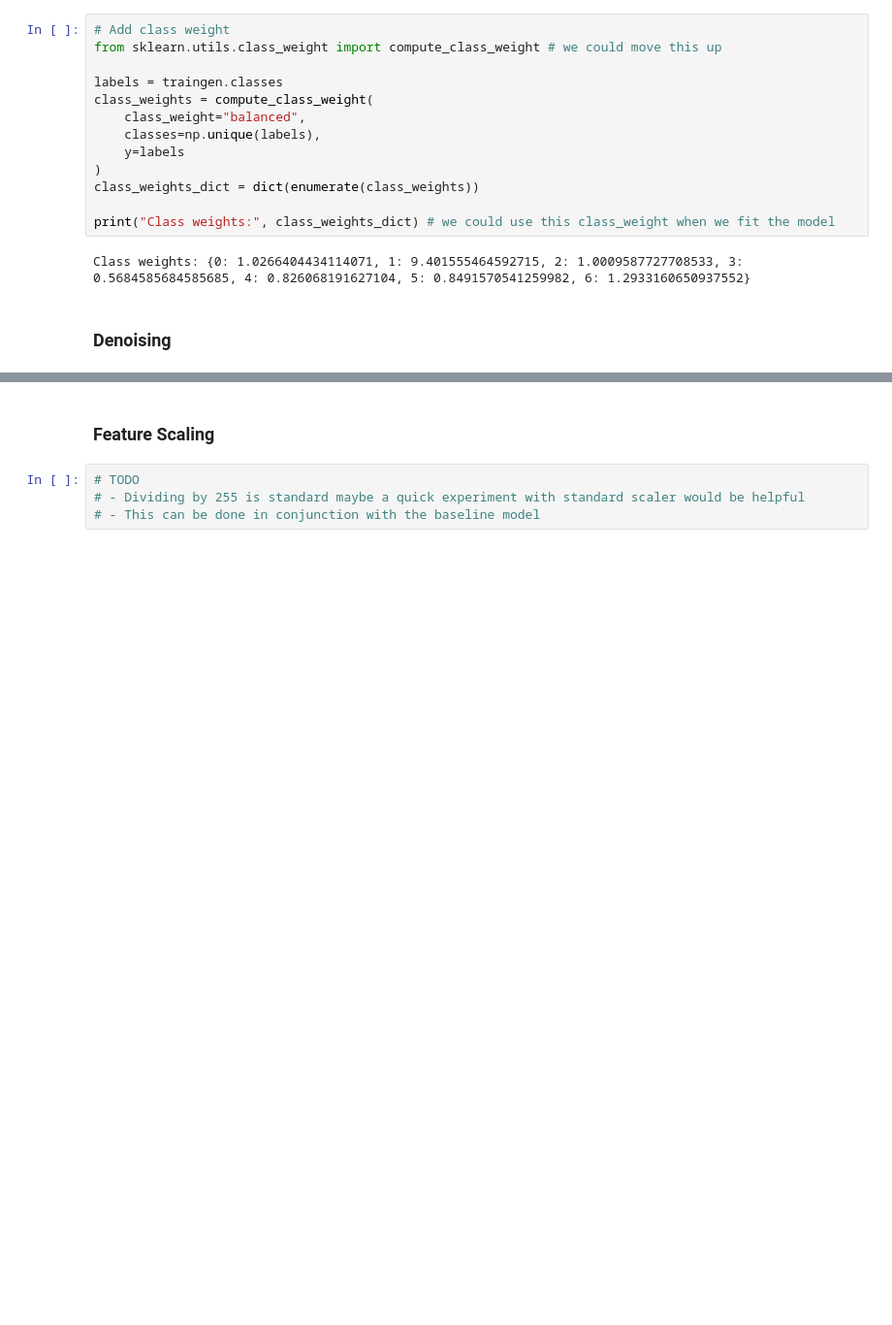
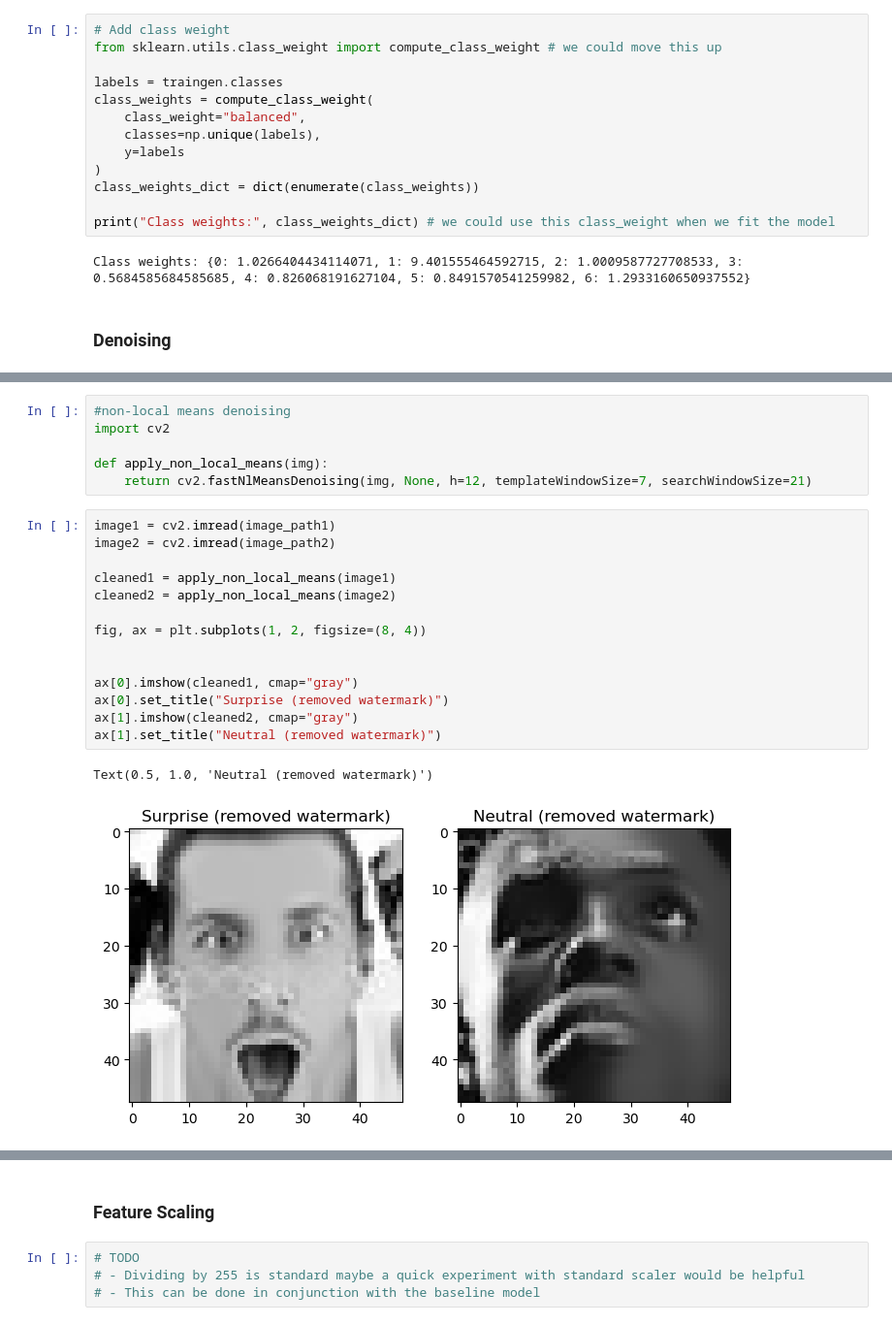
Before and after one commit to kayleeisokay/cs109b-final-project, a Jupyter notebook: MS2.ipynb, the cells around one changed output, grey strips where cells are left out. Shown at 97% size. Drawn from its saved outputs; the diff is of its cells as text; blank space fills up the shorter version.

Commit message:
Add denoising method

```diff
--- a/MS2.ipynb
+++ b/MS2.ipynb
@@ -422,0 +447,23 @@ Class weights: {0: 1.0266404434114071, 1: 9.401555464592715, 2: 1.00095877277085
+# %%
+#non-local means denoising
+import cv2
+
+def apply_non_local_means(img):
+    return cv2.fastNlMeansDenoising(img, None, h=12, templateWindowSize=7, searchWindowSize=21)
+# %%
+image1 = cv2.imread(image_path1)
+image2 = cv2.imread(image_path2)
+
+cleaned1 = apply_non_local_means(image1)
+cleaned2 = apply_non_local_means(image2)
+
+fig, ax = plt.subplots(1, 2, figsize=(8, 4))
+
+
+ax[0].imshow(cleaned1, cmap="gray")
+ax[0].set_title("Surprise (removed watermark)")
+ax[1].imshow(cleaned2, cmap="gray")
+ax[1].set_title("Neutral (removed watermark)")
+# %% [output]
+Text(0.5, 1.0, 'Neutral (removed watermark)')
+[figure, added]
```
Also changed, not shown: parts of 7 cells of this notebook.
